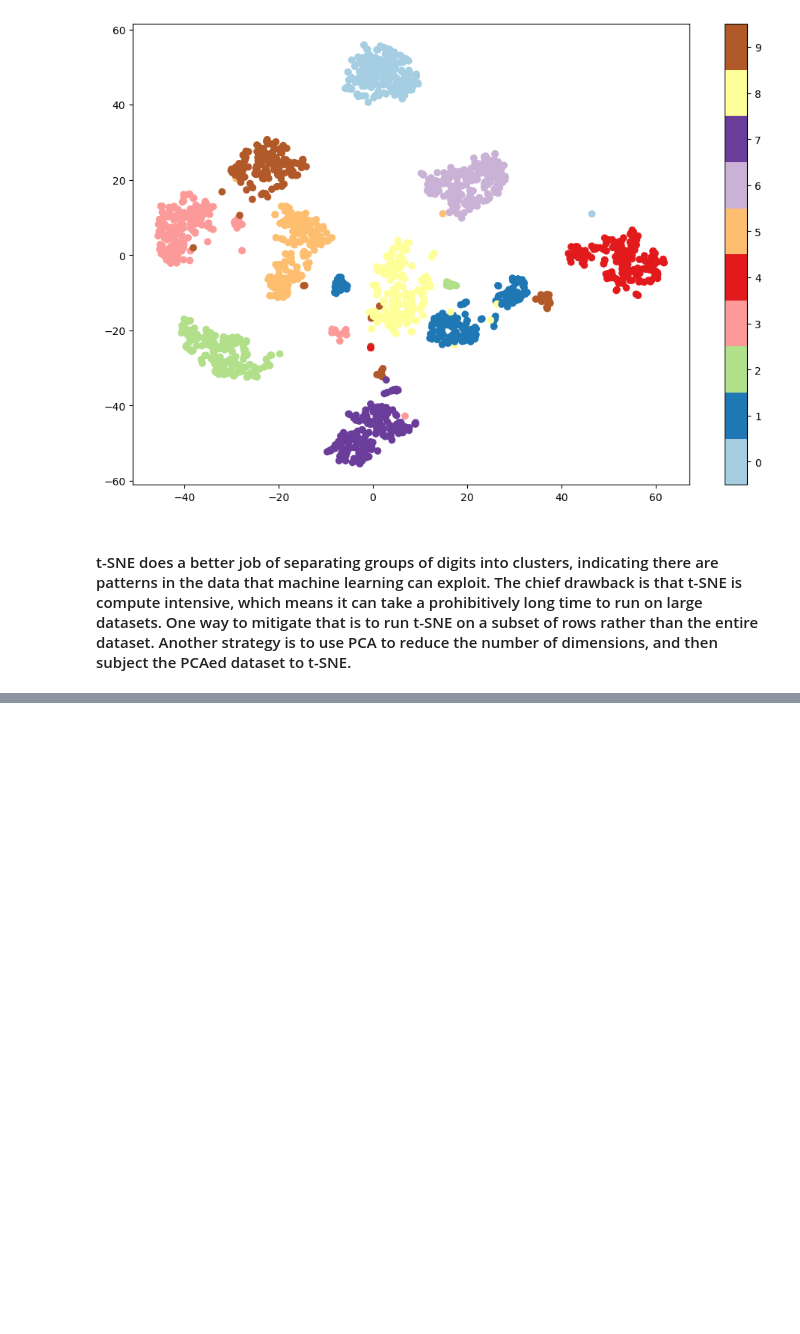
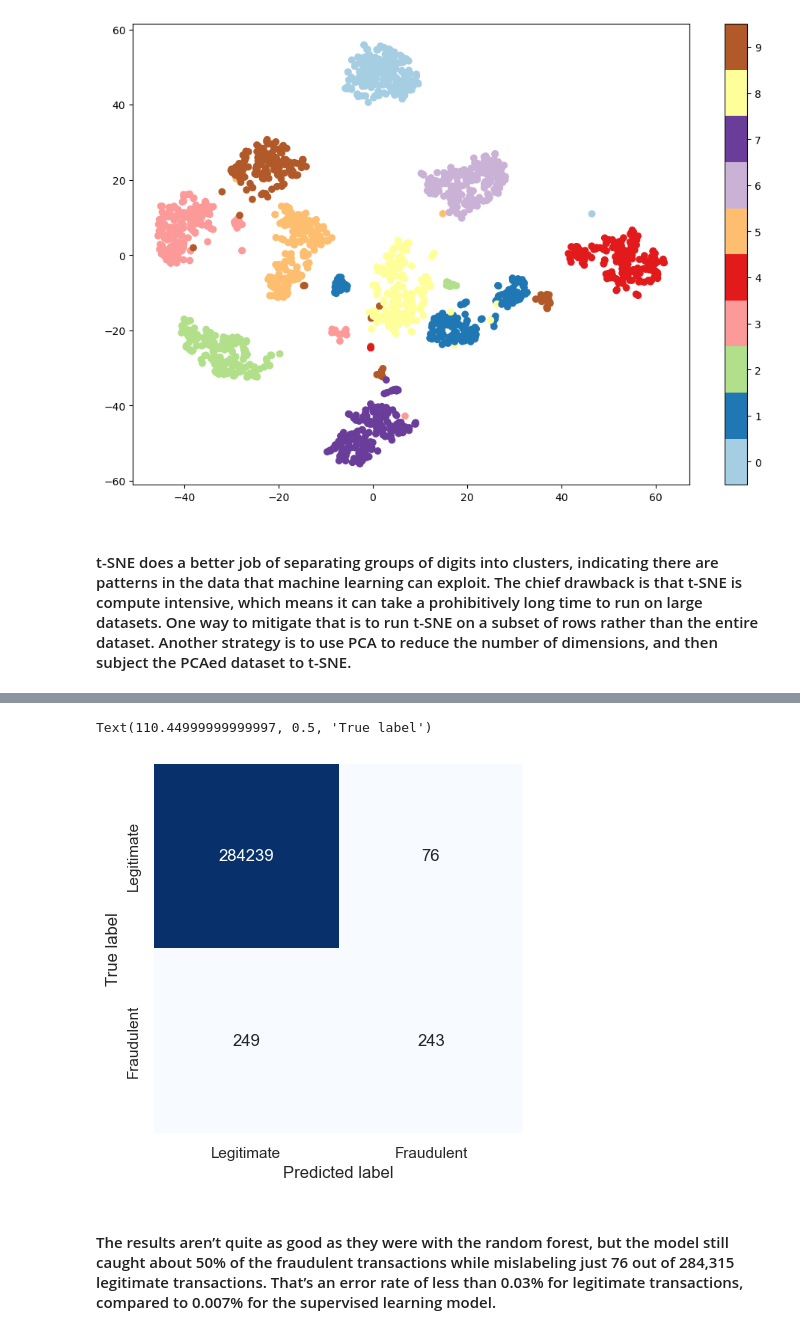
Before and after one commit to MaukanMir/AI-ML-Learning, a Jupyter notebook: Machine-Learning-Books/Applied-Machine-Learning/PCA.ipynb, the cells around one changed output, grey strips where cells are left out. Cells and saved outputs as stored; diff of their text form; code cells hidden in the pictures; blank space fills up the shorter version.

```diff
--- a/Machine-Learning-Books/Applied-Machine-Learning/PCA.ipynb
+++ b/Machine-Learning-Books/Applied-Machine-Learning/PCA.ipynb
@@ -59,0 +116,21 @@ plt.clim(-0.5, 9.5)
+# %%
+threshold = 200
+
+true_neg = legit_scores[legit_scores < threshold].count()
+false_pos = legit_scores[legit_scores >= threshold].count()
+true_pos = fraud_scores[fraud_scores >= threshold].count()
+false_neg = fraud_scores[fraud_scores < threshold].count()
+
+labels = ['Legitimate', 'Fraudulent']
+mat = [[true_neg, false_pos], [false_neg, true_pos]]
+
+sns.heatmap(mat, square=True, annot=True, fmt='d', cbar=False, cmap='Blues',
+            xticklabels=labels, yticklabels=labels)
+
+plt.xlabel('Predicted label')
+plt.ylabel('True label')
+# %% [output]
+Text(110.44999999999997, 0.5, 'True label')
+[figure, added]
+# %% [markdown]
+#### The results aren’t quite as good as they were with the random forest, but the model still caught about 50% of the fraudulent transactions while mislabeling just 76 out of 284,315 legitimate transactions. That’s an error rate of less than 0.03% for legitimate transactions, compared to 0.007% for the supervised learning model.
```
Also changed, not shown: parts of 6 cells of this notebook.
